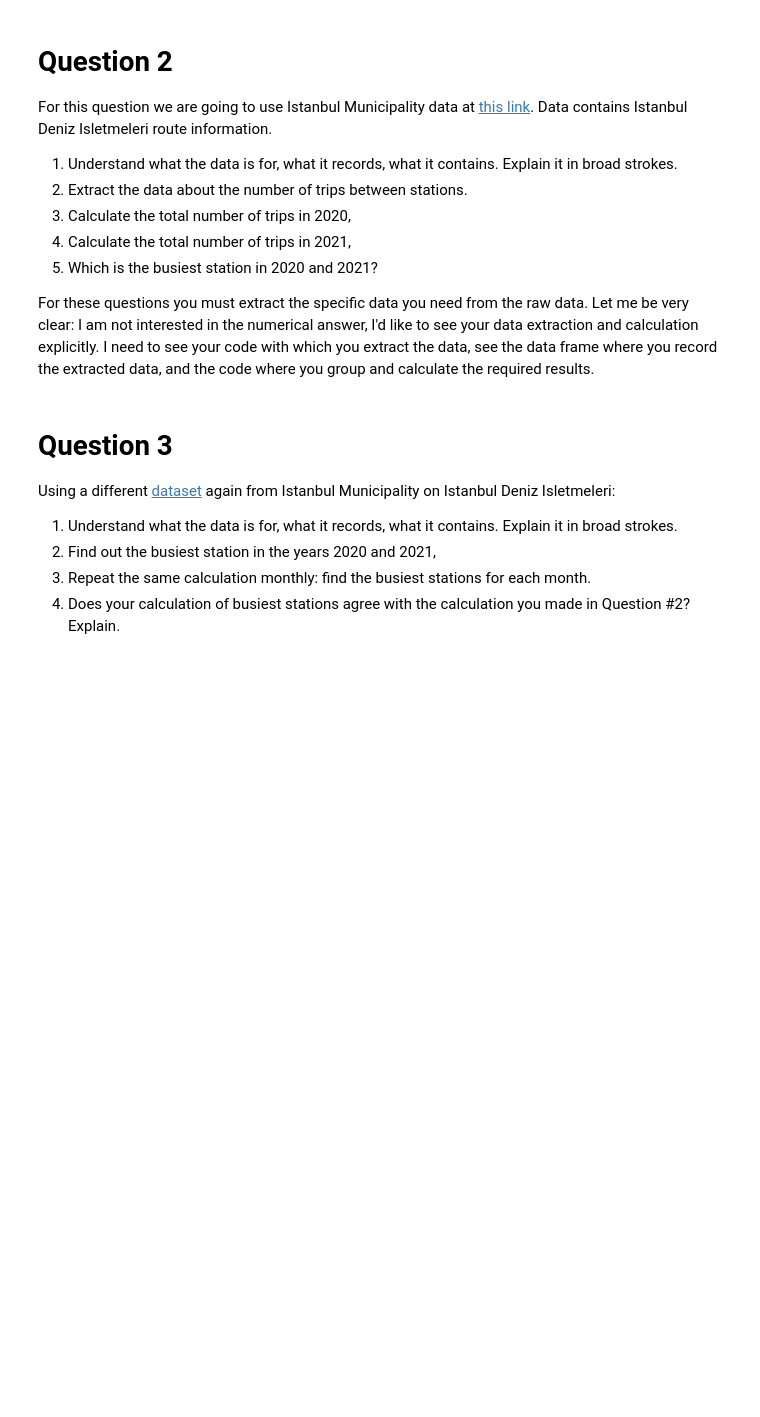
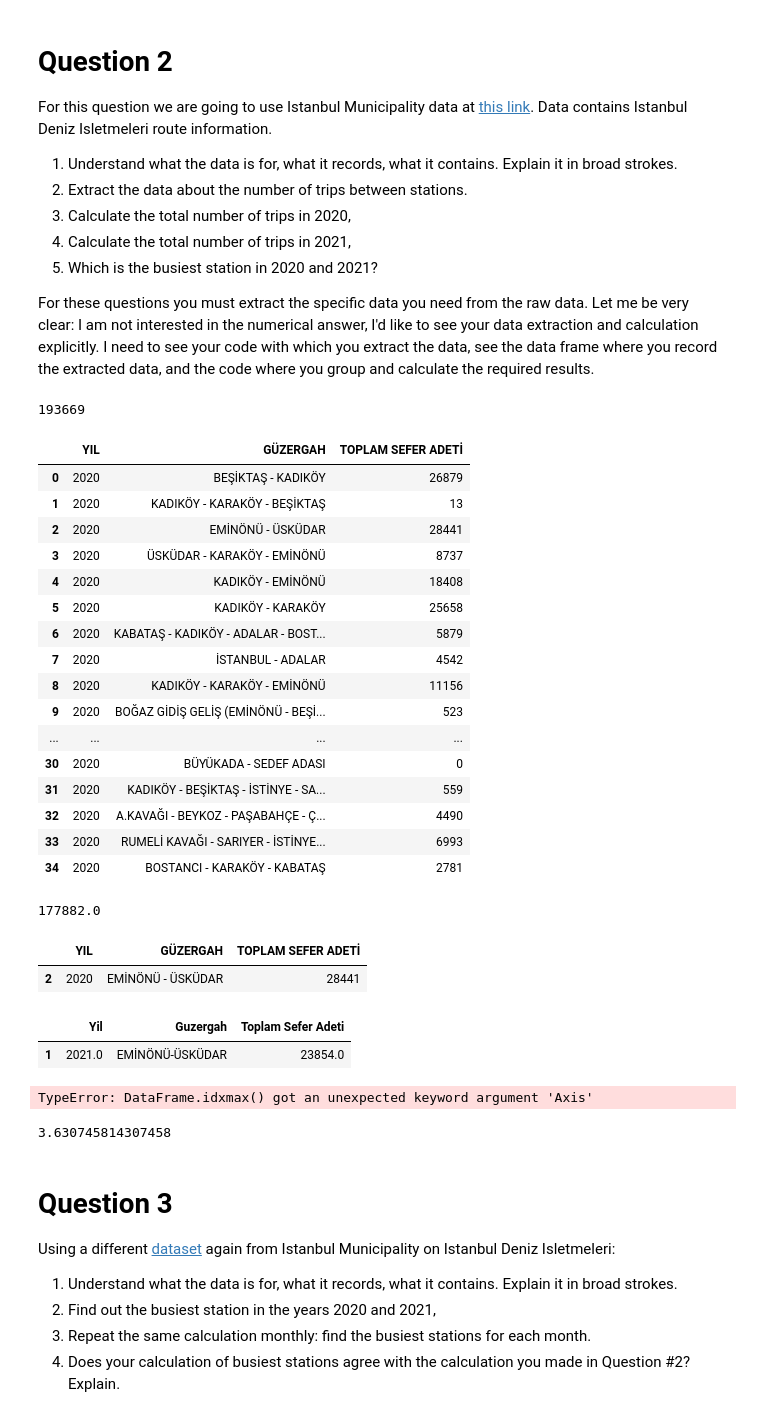
Before and after one commit to kaygun/2022-Spring-MAT381E, a Jupyter notebook: HW1/HW1.ipynb, the cells around one changed output. Drawn from its saved outputs; the diff is of its cells as text; code cells hidden in the pictures; blank space fills up the shorter version.

Commit message:
Lecture 5 and solutions to HW1 are added.

```diff
--- a/HW1/HW1.ipynb
+++ b/HW1/HW1.ipynb
@@ -34,6 +150,62 @@ For this question we are going to use Istanbul Municipality data at [this link](
 4. Which is the busiest station in 2020 and 2021?
 
 For these questions you must extract the specific data you need from the raw data. Let me be very clear: I am not interested in the numerical answer, I'd like to see your data extraction and calculation explicitly. I need to see your code with which you extract the data, see the data frame where you record the extracted data, and the code where you group and calculate the required results.
+# %%
+def readIDID(url):
+    data= pd.read_csv(url,
+                  encoding='iso-8859-9',
+                  sep=';',
+                  decimal=',',
+                  thousands='.')
+    return data
+# %%
+data2020 = readIDID('https://data.ibb.gov.tr/dataset/4be0d5f6-62de-4a24-a6a5-038009cde39f/resource/f1f95d5d-fa2f-479d-9d50-85ca1d604c1e/download/2020-yl-ehir-hatlar-sefer-saylar.csv')
+data2020['TOPLAM SEFER ADETİ'].sum()
+# %% [output]
+193669
+# %%
+data2020
+# %% [output]
+|  | YIL | GÜZERGAH | TOPLAM SEFER ADETİ |
+| 0 | 2020 | BEŞİKTAŞ - KADIKÖY | 26879 |
+| 1 | 2020 | KADIKÖY - KARAKÖY - BEŞİKTAŞ | 13 |
+| 2 | 2020 | EMİNÖNÜ - ÜSKÜDAR | 28441 |
+| 3 | 2020 | ÜSKÜDAR - KARAKÖY - EMİNÖNÜ | 8737 |
+| 4 | 2020 | KADIKÖY - EMİNÖNÜ | 18408 |
+| 5 | 2020 | KADIKÖY - KARAKÖY | 25658 |
+| 6 | 2020 | KABATAŞ - KADIKÖY - ADALAR - BOST... | 5879 |
+| 7 | 2020 | İSTANBUL - ADALAR | 4542 |
+| 8 | 2020 | KADIKÖY - KARAKÖY - EMİNÖNÜ | 11156 |
+| 9 | 2020 | BOĞAZ GİDİŞ GELİŞ (EMİNÖNÜ - BEŞİ... | 523 |
+| ... | ... | ... | ... |
+| 30 | 2020 | BÜYÜKADA - SEDEF ADASI | 0 |
+| 31 | 2020 | KADIKÖY - BEŞİKTAŞ - İSTİNYE - SA... | 559 |
+| 32 | 2020 | A.KAVAĞI - BEYKOZ - PAŞABAHÇE - Ç... | 4490 |
+| 33 | 2020 | RUMELİ KAVAĞI - SARIYER - İSTİNYE... | 6993 |
+| 34 | 2020 | BOSTANCI - KARAKÖY - KABATAŞ | 2781 |
+# %%
+data2021 = readIDID('https://data.ibb.gov.tr/dataset/4be0d5f6-62de-4a24-a6a5-038009cde39f/resource/d2c7e4c3-fd09-4952-8a8e-776e3accf91d/download/2021-yl-ehir-hatlar-sefer-saylar.csv')
+data2021['Toplam Sefer Adeti'].sum()
+# %% [output]
+177882.0
+# %%
+data2020[data2020['TOPLAM SEFER ADETİ'] == max(data2020['TOPLAM SEFER ADETİ'])]
+# %% [output]
+|  | YIL | GÜZERGAH | TOPLAM SEFER ADETİ |
+| 2 | 2020 | EMİNÖNÜ - ÜSKÜDAR | 28441 |
+# %%
+data2021[data2021['Toplam Sefer Adeti'] == max(data2021['Toplam Sefer Adeti'])]
+# %% [output]
+|  | Yil | Guzergah | Toplam Sefer Adeti |
+| 1 | 2021.0 | EMİNÖNÜ-ÜSKÜDAR | 23854.0 |
+# %%
+data2020.idxmax('TOPLAM SEFER ADETİ', Axis=1) # A better solution goes through here !!!!
+# %% [output]
+TypeError: DataFrame.idxmax() got an unexpected keyword argument 'Axis'
+# %%
+23854/(18*365)
+# %% [output]
+3.630745814307458
 # %% [markdown]
 # Question 3
 
```
Also changed, not shown: parts of 13 cells of this notebook, 2 other files.
